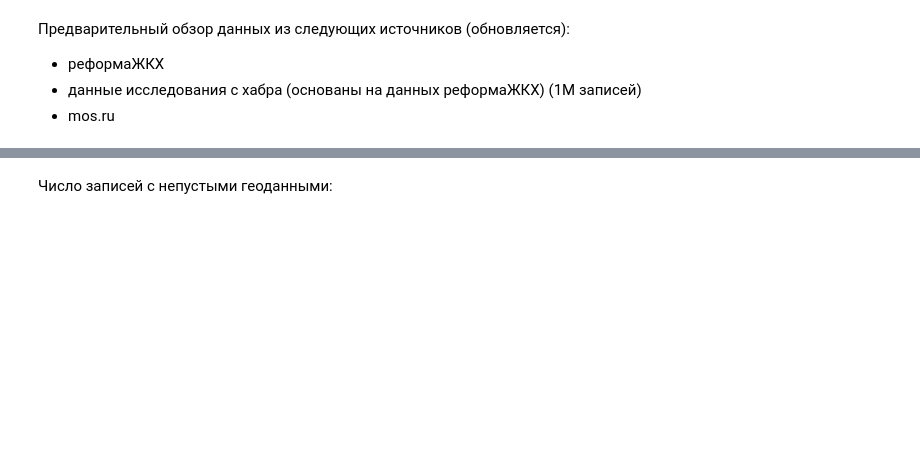
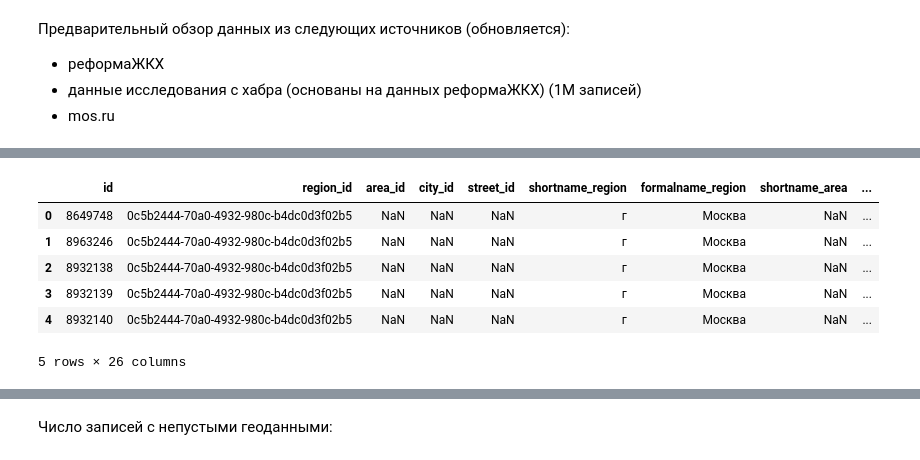
Before and after one commit to nocticron/cs, a Jupyter notebook: nb/data-preparation.ipynb, the cells around one changed output, grey strips where cells are left out. Saved outputs shown, nothing was run; the diff lists cells and outputs as text; code cells hidden in the pictures; blank space fills up the shorter version.

```diff
--- a/nb/data-preparation.ipynb
+++ b/nb/data-preparation.ipynb
@@ -30,0 +39,10 @@ df.floor_count_min.isna().sum()
+# %%
+df.head(5)
+# %% [output]
+|  | id | region_id | area_id | city_id | street_id | shortname_region | formalname_region | shortname_area | ... |
+| 0 | 8649748 | 0c5b2444-70a0-4932-980c-b4dc0d3f02b5 | NaN | NaN | NaN | г | Москва | NaN | ... |
+| 1 | 8963246 | 0c5b2444-70a0-4932-980c-b4dc0d3f02b5 | NaN | NaN | NaN | г | Москва | NaN | ... |
+| 2 | 8932138 | 0c5b2444-70a0-4932-980c-b4dc0d3f02b5 | NaN | NaN | NaN | г | Москва | NaN | ... |
+| 3 | 8932139 | 0c5b2444-70a0-4932-980c-b4dc0d3f02b5 | NaN | NaN | NaN | г | Москва | NaN | ... |
+| 4 | 8932140 | 0c5b2444-70a0-4932-980c-b4dc0d3f02b5 | NaN | NaN | NaN | г | Москва | NaN | ... |
+5 rows × 26 columns
```
Also changed, not shown: parts of 41 cells of this notebook, 1 other file.
